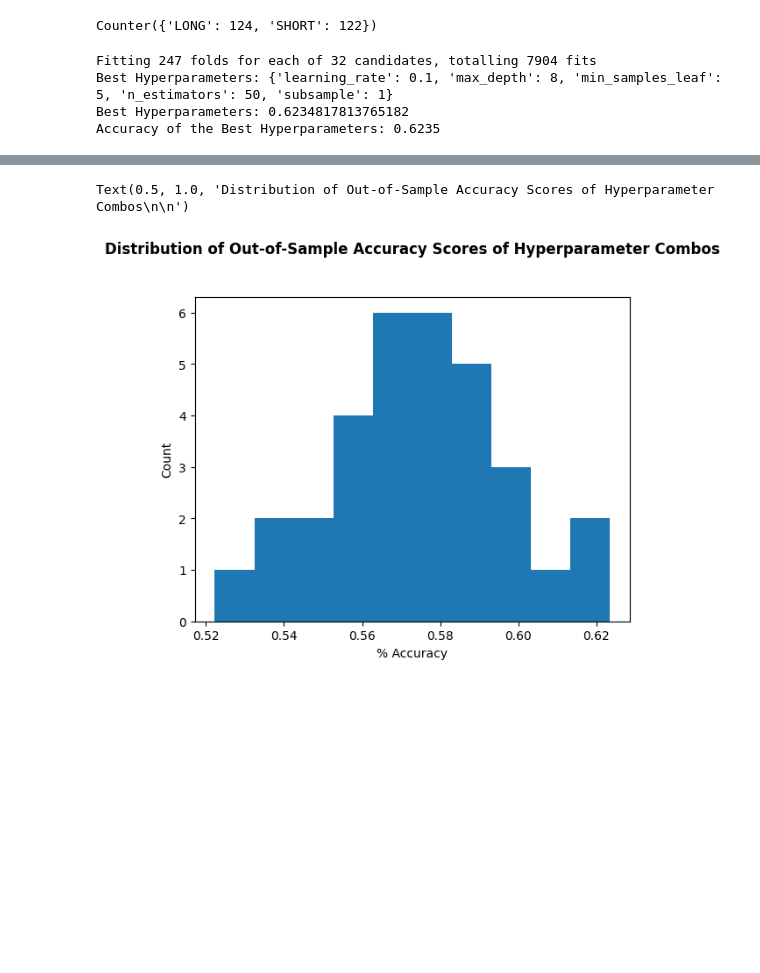
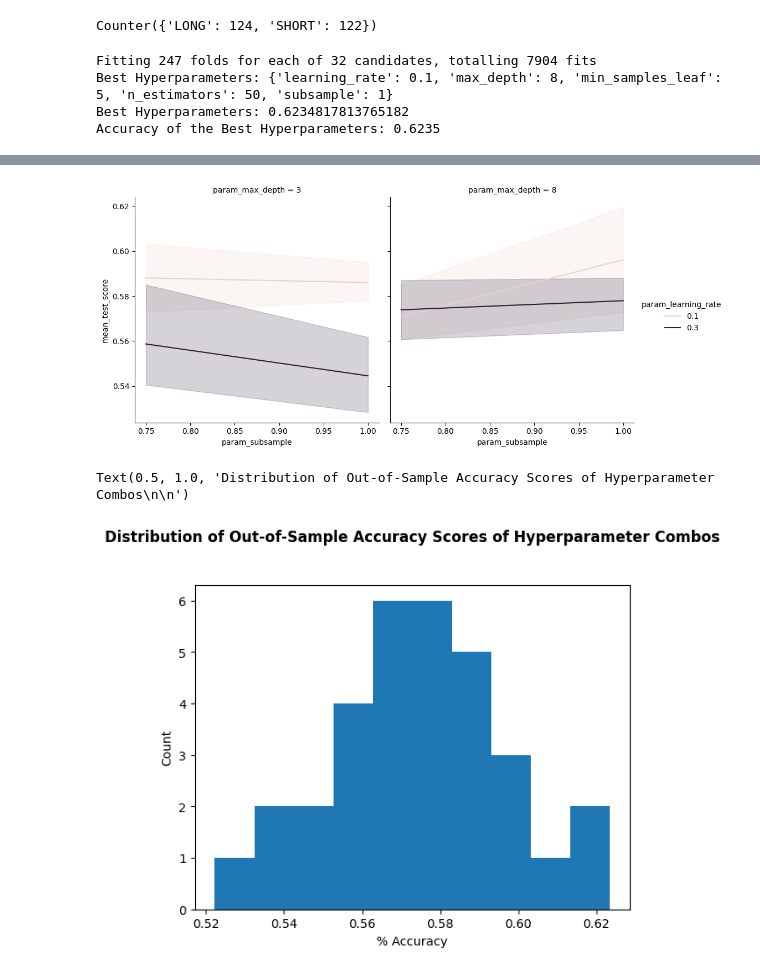
Before and after one commit to thestockman27/Fixed-Income-Dashboards, a Jupyter notebook: GBM Backtest UST_10Y v1.ipynb, the cells around one changed output, grey strips where cells are left out. Drawn from its saved outputs; the diff is of its cells as text; code cells hidden in the pictures; blank space fills up the shorter version.

```diff
--- a/GBM Backtest UST_10Y v1.ipynb
+++ b/GBM Backtest UST_10Y v1.ipynb
@@ -491,5 +561,17 @@ Accuracy of the Best Hyperparameters: 0.6235
 # %%
 cv_results = pd.DataFrame(grid_search.cv_results_)
+# %%
+# https://machinelearningmastery.com/modeling-pipeline-optimization-with-scikit-learn/
+import seaborn as sns
+sns.relplot(data=cv_results,
+ kind='line',
+ x='param_subsample',
+ y='mean_test_score',
+ hue='param_learning_rate',
+ col='param_max_depth')
+plt.show()
+# %% [output]
+[figure, added]
 # %%
 import matplotlib.pyplot as plt
 plt.hist(cv_results['mean_test_score'])
```
Also changed, not shown: parts of 10 cells of this notebook, 6 other files.
